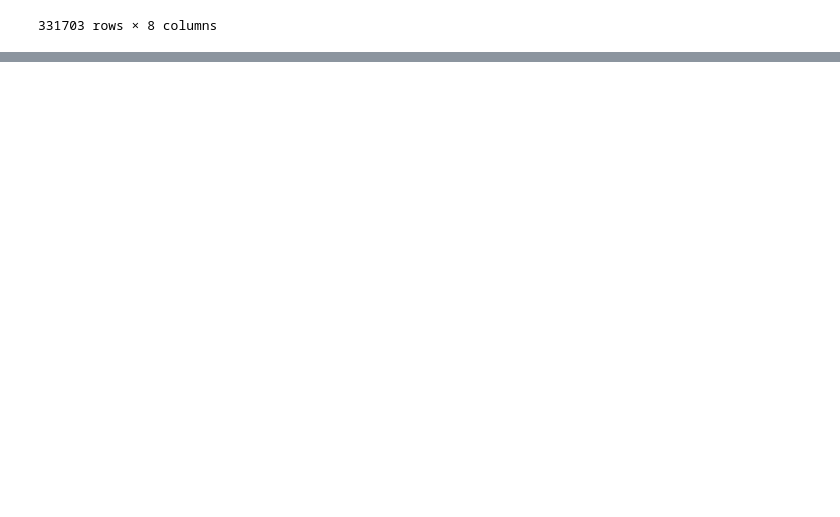
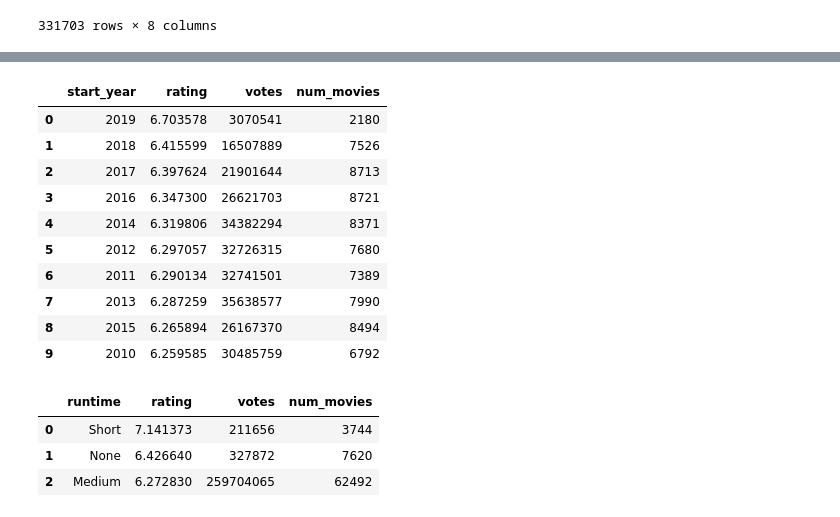
Before and after one commit to bluenets126/dsc-sql-summative-lab, a Jupyter notebook: SQLSummativeLab.ipynb, the cells around one changed output, grey strips where cells are left out. Saved outputs shown, nothing was run; the diff lists cells and outputs as text; code cells hidden in the pictures; blank space fills up the shorter version.

```diff
--- a/SQLSummativeLab.ipynb
+++ b/SQLSummativeLab.ipynb
@@ -533,0 +568,34 @@ movie_akas_df
+# %%
+query_year_rating = """SELECT mb.start_year, AVG(averagerating) as rating, SUM(mr.numvotes) as votes, count(mr.movie_id) as num_movies
+                        FROM movie_basics mb JOIN movie_ratings mr USING (movie_id)
+                        GROUP BY mb.start_year
+                        ORDER BY rating DESC;
+                        """
+
+year_rating_df = pd.read_sql(query_year_rating, conn4)
+year_rating_df
+# %% [output]
+|  | start_year | rating | votes | num_movies |
+| 0 | 2019 | 6.703578 | 3070541 | 2180 |
+| 1 | 2018 | 6.415599 | 16507889 | 7526 |
+| 2 | 2017 | 6.397624 | 21901644 | 8713 |
+| 3 | 2016 | 6.347300 | 26621703 | 8721 |
+| 4 | 2014 | 6.319806 | 34382294 | 8371 |
+| 5 | 2012 | 6.297057 | 32726315 | 7680 |
+| 6 | 2011 | 6.290134 | 32741501 | 7389 |
+| 7 | 2013 | 6.287259 | 35638577 | 7990 |
+| 8 | 2015 | 6.265894 | 26167370 | 8494 |
+| 9 | 2010 | 6.259585 | 30485759 | 6792 |
+# %%
+query_runtime_split = """SELECT CASE WHEN runtime_minutes < 60 THEN 'Short' WHEN 60 <= runtime_minutes <= 120 THEN 'Medium' WHEN runtime_minutes > 120 THEN 'Long' END AS runtime, AVG(averagerating) as rating, SUM(numvotes) as votes, count(movie_id) as num_movies
+                        FROM movie_basics JOIN movie_ratings USING (movie_id)
+                        GROUP BY runtime
+                        ORDER BY rating DESC;
+                        """
+runtime_split_df = pd.read_sql(query_runtime_split, conn4)
+runtime_split_df
+# %% [output]
+|  | runtime | rating | votes | num_movies |
+| 0 | Short | 7.141373 | 211656 | 3744 |
+| 1 | None | 6.426640 | 327872 | 7620 |
+| 2 | Medium | 6.272830 | 259704065 | 62492 |
```
Also changed, not shown: parts of 5 cells of this notebook.
